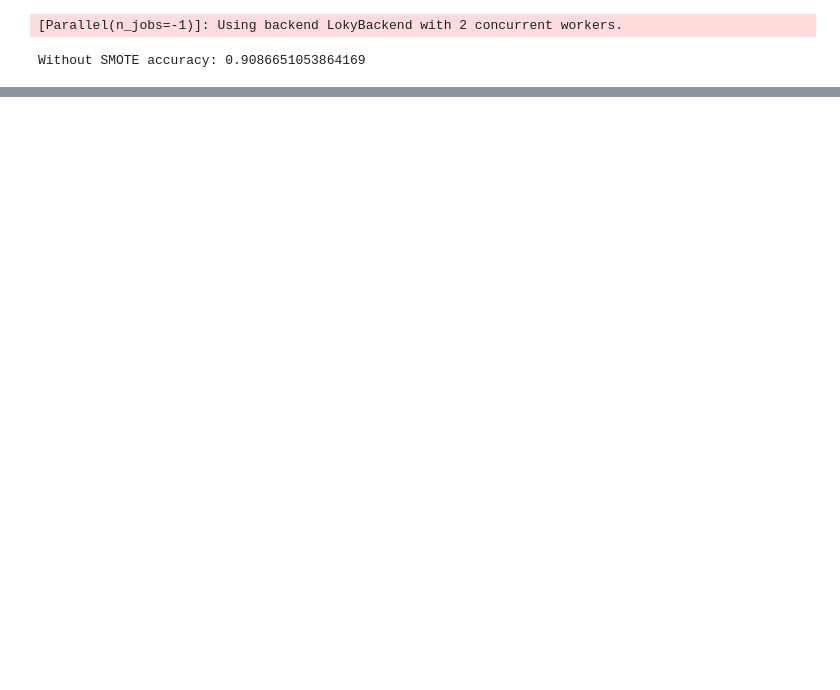
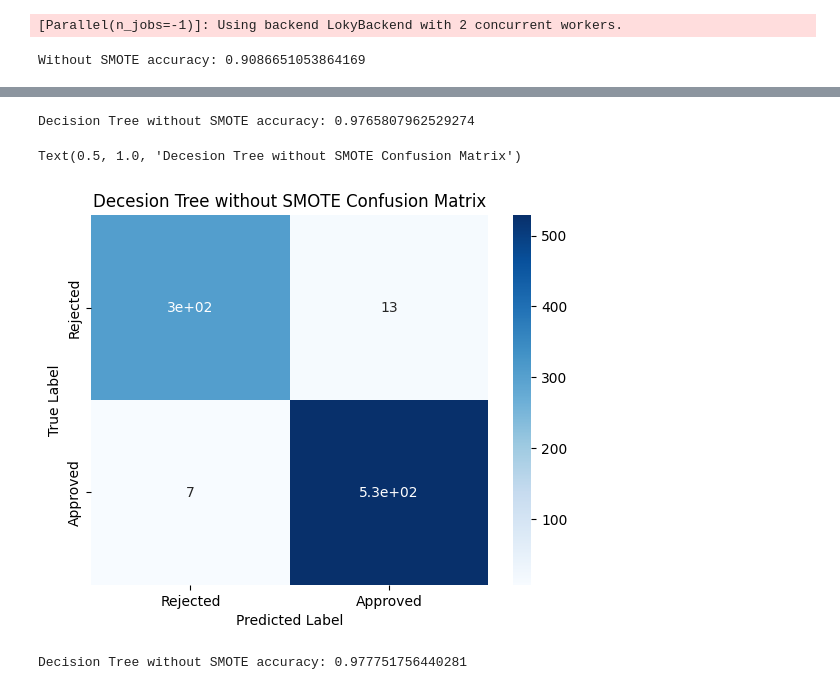
Before and after one commit to Seif-Moharam/Loan-Approval-Prediction-Description, a Jupyter notebook: Loan_Approval_Prediction_Description.ipynb, the cells around one changed output, grey strips where cells are left out. Saved outputs shown, nothing was run; the diff lists cells and outputs as text; code cells hidden in the pictures; blank space fills up the shorter version.

Commit message:
Apply Decision Tree

```diff
--- a/Loan_Approval_Prediction_Description.ipynb
+++ b/Loan_Approval_Prediction_Description.ipynb
@@ -43,6 +44,14 @@ x_train, x_test, y_train, y_test = train_test_split(x, y, test_size=0.2, random_
 scaler = StandardScaler()
 x_train = scaler.fit_transform(x_train)
 x_test = scaler.transform(x_test)
+# %%
+def plot_conf_matrix(title):
+  sns.heatmap(confusion_matrix(y_test, yhat), annot=True, cmap='Blues',
+            xticklabels=['Rejected', 'Approved'],
+            yticklabels=['Rejected', 'Approved'])
+  plt.xlabel('Predicted Label')
+  plt.ylabel('True Label')
+  plt.title(title)
 # %%
 lr_model = LogisticRegression(max_iter=1000, verbose=1, n_jobs=-1)
 
@@ -88,0 +88,20 @@ Text(0.5, 1.0, 'Logistic Regression with SMOTE Confusion Matrix')
+# %%
+dt_model = DecisionTreeClassifier()
+dt_model.fit(x_train, y_train)
+yhat = dt_model.predict(x_test)
+
+print("Decision Tree without SMOTE accuracy:", accuracy_score(y_test, yhat))
+# %% [output]
+Decision Tree without SMOTE accuracy: 0.9765807962529274
+# %%
+plot_conf_matrix("Decesion Tree without SMOTE Confusion Matrix")
+# %% [output]
+Text(0.5, 1.0, 'Decesion Tree without SMOTE Confusion Matrix')
+[figure, added]
+# %%
+dt_model.fit(x_smote, y_smote)
+yhat = dt_model.predict(x_test)
+
+print("Decision Tree with SMOTE accuracy:", accuracy_score(y_test, yhat))
+# %% [output]
+Decision Tree without SMOTE accuracy: 0.977751756440281
```
Also changed, not shown: parts of 8 cells of this notebook.
